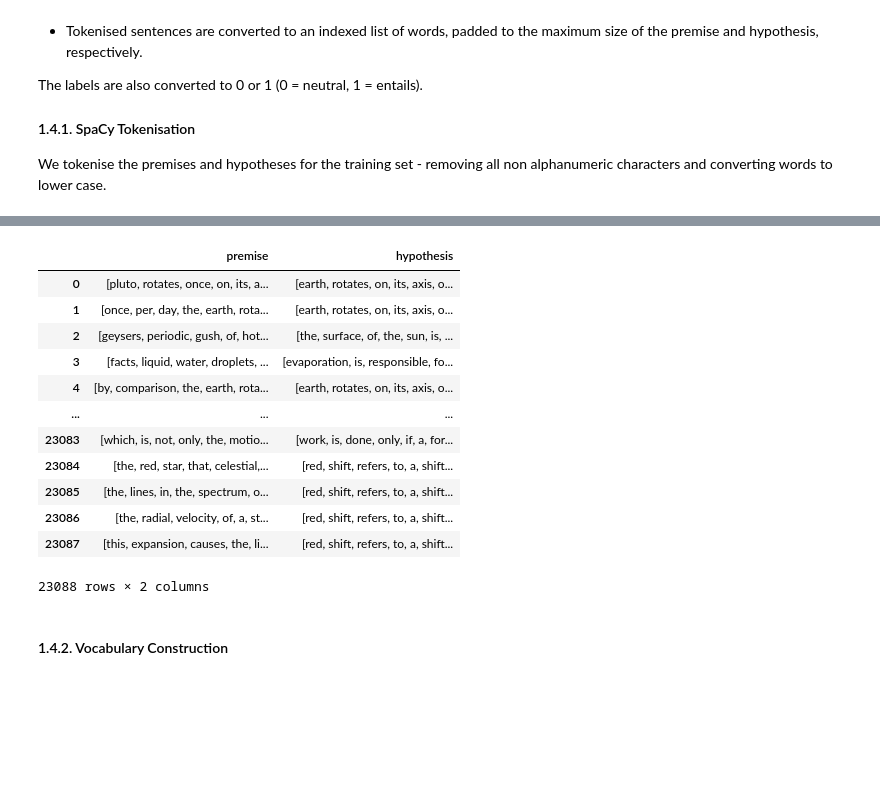
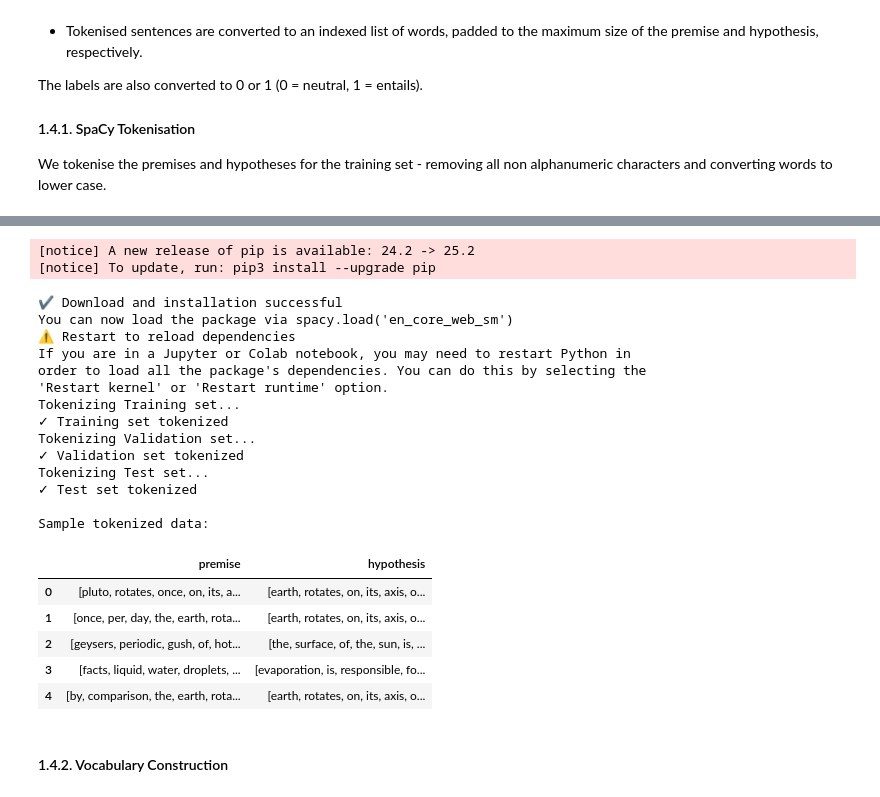
Before and after one commit to MahitGtg/nlp-project, a Jupyter notebook: read_data.ipynb, the cells around one changed output, grey strips where cells are left out. Drawn from its saved outputs; the diff is of its cells as text; code cells hidden in the pictures; blank space fills up the shorter version.

```diff
--- a/read_data.ipynb
+++ b/read_data.ipynb
@@ -109,16 +111,51 @@ The labels are also converted to 0 or 1 (0 = neutral, 1 = entails).
 #### 1.4.1. SpaCy Tokenisation
 We tokenise the premises and hypotheses for the training set - removing all non alphanumeric characters and converting words to lower case.
 # %%
+#### 1.4.1. SpaCy Tokenisation
+# We tokenise all datasets - removing all non alphanumeric characters and converting words to lower case.
+
 spacy.cli.download('en_core_web_sm')
 tokeniser = spacy.load('en_core_web_sm')
-premise_list = X_train['premise'].tolist()
-hypothesis_list = X_train['hypothesis'].tolist()
 
-prem_tokens_list = list(tokeniser.pipe(premise_list, batch_size=64))
-X_train.loc[:, "premise"] = [[token.text.lower() for token in tokens if re.match(r'^\w+$', token.text)] for tokens in prem_tokens_list]
+def tokenize_dataset(X_data, dataset_name="dataset"):
+    """
+    Tokenize premise and hypothesis columns using SpaCy.
 
-hyp_tokens_list = list(tokeniser.pipe(hypothesis_list, batch_size=64))
-X_train.loc[:, "hypothesis"] = [[token.text.lower() for token in tokens if re.match(r'^\w+$', token.text)] for tokens in hyp_tokens_list]
+    Args:
+        X_data: DataFrame with 'premise' and 'hypothesis' columns
+        dataset_name: Name for logging purposes
 
-display(X_train)
+    Returns:
+        Tokenized DataFrame (copy)
+    """
+    print(f"Tokenizing {dataset_name}...")
+
+    X_data = X_data.copy()  # Avoid pandas warnings
+
+    # Tokenize premises
+    premise_list = X_data['premise'].tolist()
+    prem_tokens_list = list(tokeniser.pipe(premise_list, batch_size=64))
+    X_data.loc[:, "premise"] = [
+        [token.text.lower() for token in tokens if re.match(r'^\w+$', token.text)]
+        for tokens in prem_tokens_list
+    ]
+
+    # Tokenize hypotheses
+    hypothesis_list = X_data['hypothesis'].tolist()
+    hyp_tokens_list = list(tokeniser.pipe(hypothesis_list, batch_size=64))
+    X_data.loc[:, "hypothesis"] = [
+        [token.text.lower() for token in tokens if re.match(r'^\w+$', token.text)]
+        for tokens in hyp_tokens_list
+    ]
+
+    print(f"✓ {dataset_name} tokenized")
+    return X_data
+
+# Tokenize all datasets
+X_train = tokenize_dataset(X_train, "Training set")
+X_val = tokenize_dataset(X_val, "Validation set")
+X_test = tokenize_dataset(X_test, "Test set")
+
+print("\nSample tokenized data:")
+display(X_train.head())
 # %% [output]
@@ -131,16 +165,25 @@ order to load all the package's dependencies. You can do this by selecting the
+[notice] A new release of pip is available: 24.2 -> 25.2
+[notice] To update, run: pip3 install --upgrade pip
+✔ Download and installation successful
+You can now load the package via spacy.load('en_core_web_sm')
+⚠ Restart to reload dependencies
+If you are in a Jupyter or Colab notebook, you may need to restart Python in
+order to load all the package's dependencies. You can do this by selecting the
+'Restart kernel' or 'Restart runtime' option.
+Tokenizing Training set...
+✓ Training set tokenized
+Tokenizing Validation set...
+✓ Validation set tokenized
+Tokenizing Test set...
+✓ Test set tokenized
+
+Sample tokenized data:
 |  | premise | hypothesis |
 | 0 | [pluto, rotates, once, on, its, a... | [earth, rotates, on, its, axis, o... |
 | 1 | [once, per, day, the, earth, rota... | [earth, rotates, on, its, axis, o... |
 | 2 | [geysers, periodic, gush, of, hot... | [the, surface, of, the, sun, is, ... |
 | 3 | [facts, liquid, water, droplets, ... | [evaporation, is, responsible, fo... |
 | 4 | [by, comparison, the, earth, rota... | [earth, rotates, on, its, axis, o... |
-| ... | ... | ... |
-| 23083 | [which, is, not, only, the, motio... | [work, is, done, only, if, a, for... |
-| 23084 | [the, red, star, that, celestial,... | [red, shift, refers, to, a, shift... |
-| 23085 | [the, lines, in, the, spectrum, o... | [red, shift, refers, to, a, shift... |
-| 23086 | [the, radial, velocity, of, a, st... | [red, shift, refers, to, a, shift... |
-| 23087 | [this, expansion, causes, the, li... | [red, shift, refers, to, a, shift... |
-23088 rows × 2 columns
 # %% [markdown]
 #### 1.4.2. Vocabulary Construction
 # %%
```
Also changed, not shown: parts of 16 cells of this notebook, 5 other files.
